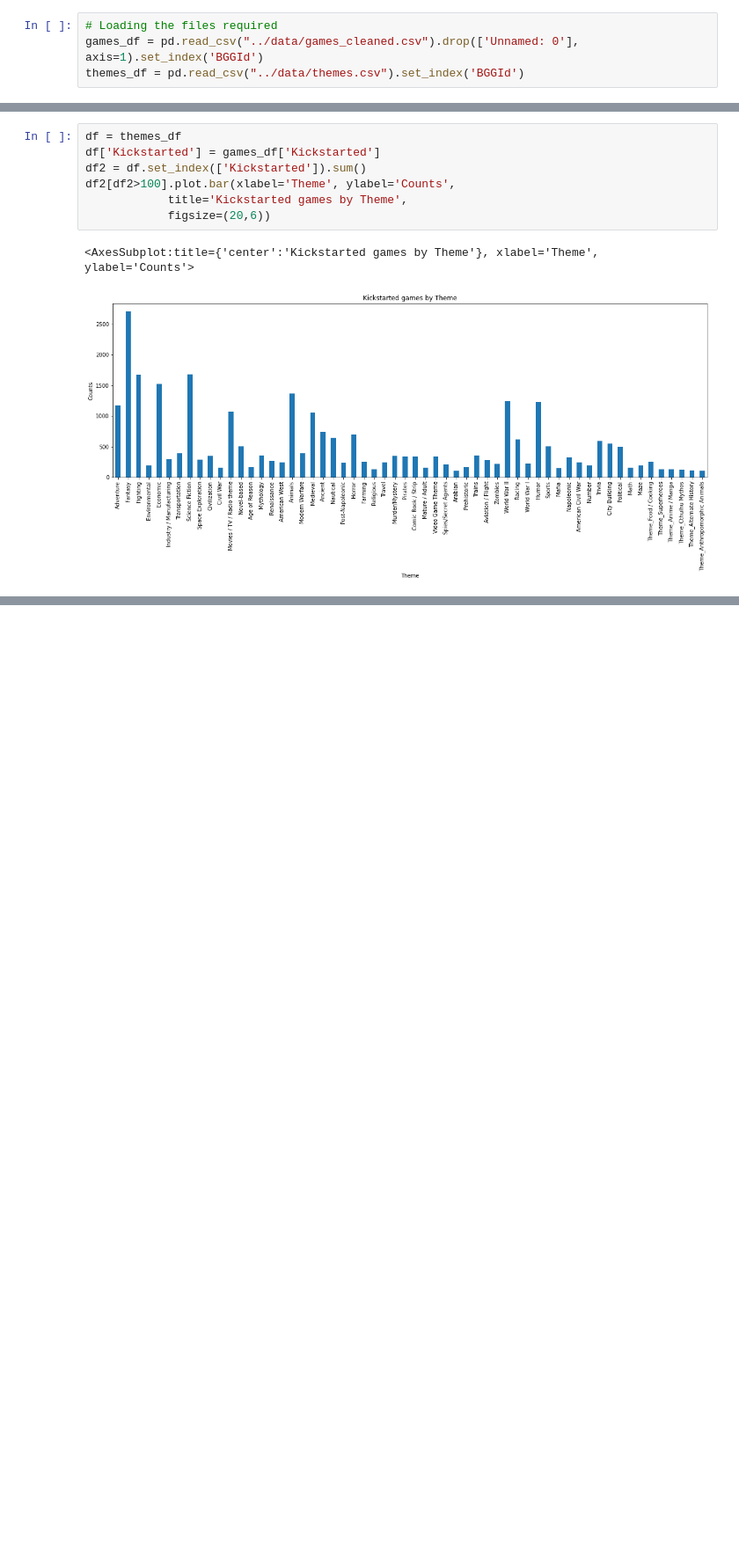
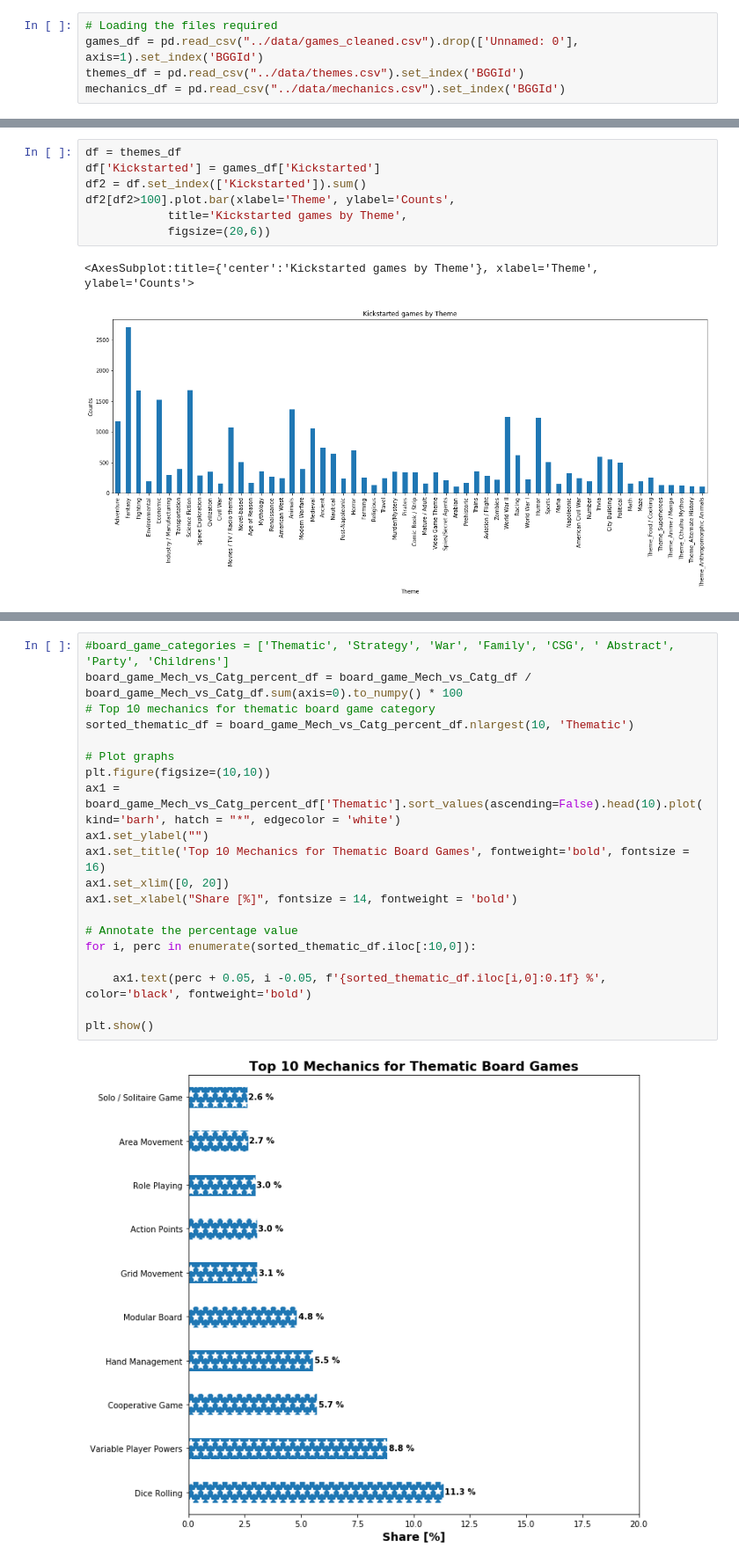
Before and after one commit to XiaoleiDu/ECE143-Group1-WI22, a Jupyter notebook: notebooks/Data Visualization.ipynb, the cells around one changed output, grey strips where cells are left out. Shown: that part at 88% size. Drawn from its saved outputs; the diff is of its cells as text; blank space fills up the shorter version.

```diff
--- a/notebooks/Data Visualization.ipynb
+++ b/notebooks/Data Visualization.ipynb
@@ -14,6 +14,7 @@ plt.rcParams["figure.figsize"] = (10,6)
 # Loading the files required
 games_df = pd.read_csv("../data/games_cleaned.csv").drop(['Unnamed: 0'], axis=1).set_index('BGGId')
 themes_df = pd.read_csv("../data/themes.csv").set_index('BGGId')
+mechanics_df = pd.read_csv("../data/mechanics.csv").set_index('BGGId')
 # %%
 # Basic description of data
 games_df.describe()
@@ -305,0 +388,22 @@ df2[df2>100].plot.bar(xlabel='Theme', ylabel='Counts',
+# %%
+#board_game_categories = ['Thematic', 'Strategy', 'War', 'Family', 'CSG', ' Abstract', 'Party', 'Childrens']
+board_game_Mech_vs_Catg_percent_df = board_game_Mech_vs_Catg_df / board_game_Mech_vs_Catg_df.sum(axis=0).to_numpy() * 100
+# Top 10 mechanics for thematic board game category
+sorted_thematic_df = board_game_Mech_vs_Catg_percent_df.nlargest(10, 'Thematic')
+
+# Plot graphs
+plt.figure(figsize=(10,10))
+ax1 = board_game_Mech_vs_Catg_percent_df['Thematic'].sort_values(ascending=False).head(10).plot(kind='barh', hatch = "*", edgecolor = 'white')
+ax1.set_ylabel("")
+ax1.set_title('Top 10 Mechanics for Thematic Board Games', fontweight='bold', fontsize = 16)
+ax1.set_xlim([0, 20])
+ax1.set_xlabel("Share [%]", fontsize = 14, fontweight = 'bold')
+
+# Annotate the percentage value
+for i, perc in enumerate(sorted_thematic_df.iloc[:10,0]):
+
+    ax1.text(perc + 0.05, i -0.05, f'{sorted_thematic_df.iloc[i,0]:0.1f} %', color='black', fontweight='bold')
+
+plt.show()
+# %% [output]
+[figure, added]
```
Also changed, not shown: parts of 10 cells of this notebook.
